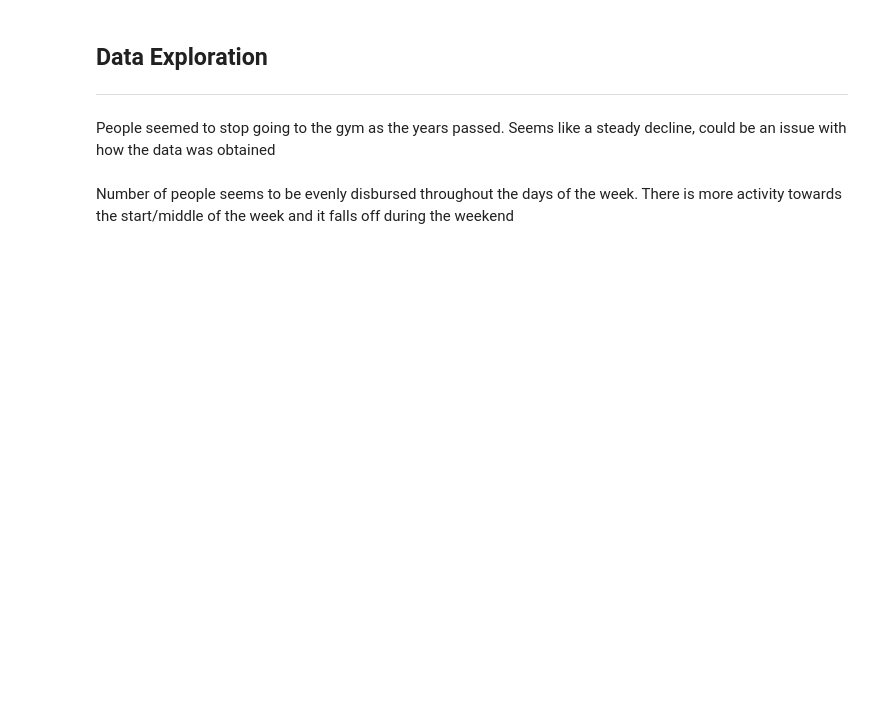
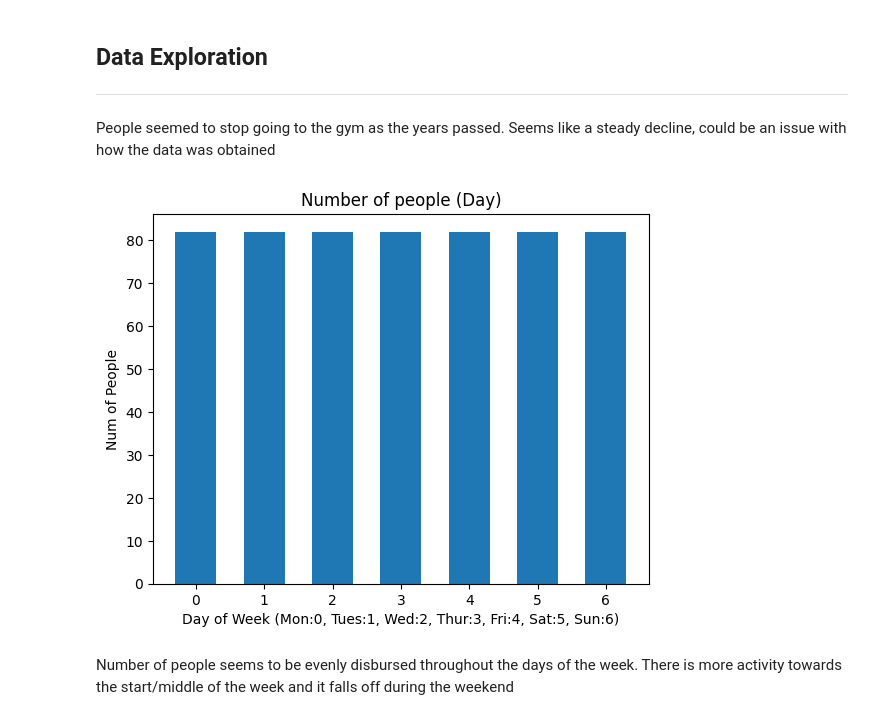
Before and after one commit to Shiblumi/SlugMeter, a Jupyter notebook: ML-Stuff/Mongo_data.ipynb, the cells around one changed output. Saved outputs shown, nothing was run; the diff lists cells and outputs as text; code cells hidden in the pictures; blank space fills up the shorter version.

```diff
--- a/ML-Stuff/Mongo_data.ipynb
+++ b/ML-Stuff/Mongo_data.ipynb
@@ -82,10 +55,6 @@ for i in df1['Minute']:
-# %%
-#Drop years that are outliers
-indexYear = df1[df1.Year < 2000].index
-df1.drop(indexYear , inplace=True)
 # %%
 #Go through the data base and set number of people to be the number of entries at specific month, day, hour, minute
-df1 = df1.groupby(['Year', 'Month', 'Day', 'Hour', 'Minute', 'isWeekend', 'isHoliday'], as_index=False).sum()
+df1 = df1.groupby(['Year', 'Month', 'Day', 'Hour', 'isWeekend', 'isHoliday'], as_index=False).sum()
 # %%
 #Zero out the number of people if the gym is not open (based on the hours posted on UCSC's website)
 #Encoding: Mon:0, Tues:1, Wed:2, Thur:3, Fri:4, Sat:5, Sun:6
@@ -155,6 +65,10 @@ df1.loc[(df1.Day >= 5) & (((df1.Hour <= 8)) | (df1.Hour >= 20)), "Num_of_people"
+# %%
+#Ensure that the data of the number of people are not passed the max capacity of the gym
+mask = df1['Num_of_people'] >= 80
+df1.loc[mask, 'Num_of_people'] = np.random.randint(40, 83, np.sum(mask))
 # %%
-# #Drop any NaN values
-# df = df.dropna()
+#Drop any NaN values
+df1 = df1.dropna()
 # %% [markdown]
 **Data Exploration**
 ---
@@ -169,14 +83,16 @@ df1.loc[(df1.Day >= 5) & (((df1.Hour <= 8)) | (df1.Hour >= 20)), "Num_of_people"
 # %% [markdown]
 People seemed to stop going to the gym as the years passed. Seems like a steady decline, could be an issue with how the data was obtained
 # %%
-# #Creating a bar chart to show num of people during each day
-# plt.bar(df['Day'], df['Num_of_people'], width = 0.6)
-# plt.xlabel('Day of Week (Mon:0, Tues:1, Wed:2, Thur:3, Fri:4, Sat:5, Sun:6)')
-# plt.ylabel('Num of People')
-# plt.title('Number of people (Day)')
+#Creating a bar chart to show num of people during each day
+plt.bar(df1['Day'], df1['Num_of_people'], width = 0.6)
+plt.xlabel('Day of Week (Mon:0, Tues:1, Wed:2, Thur:3, Fri:4, Sat:5, Sun:6)')
+plt.ylabel('Num of People')
+plt.title('Number of people (Day)')
 
-# #Show plot
-# plt.show()
+#Show plot
+plt.show()
+# %% [output]
+[figure, added]
 # %% [markdown]
 Number of people seems to be evenly disbursed throughout the days of the week. There is more activity towards the start/middle of the week and it falls off during the weekend
 # %%
```
Also changed, not shown: parts of 25 cells of this notebook, 1 other file.
